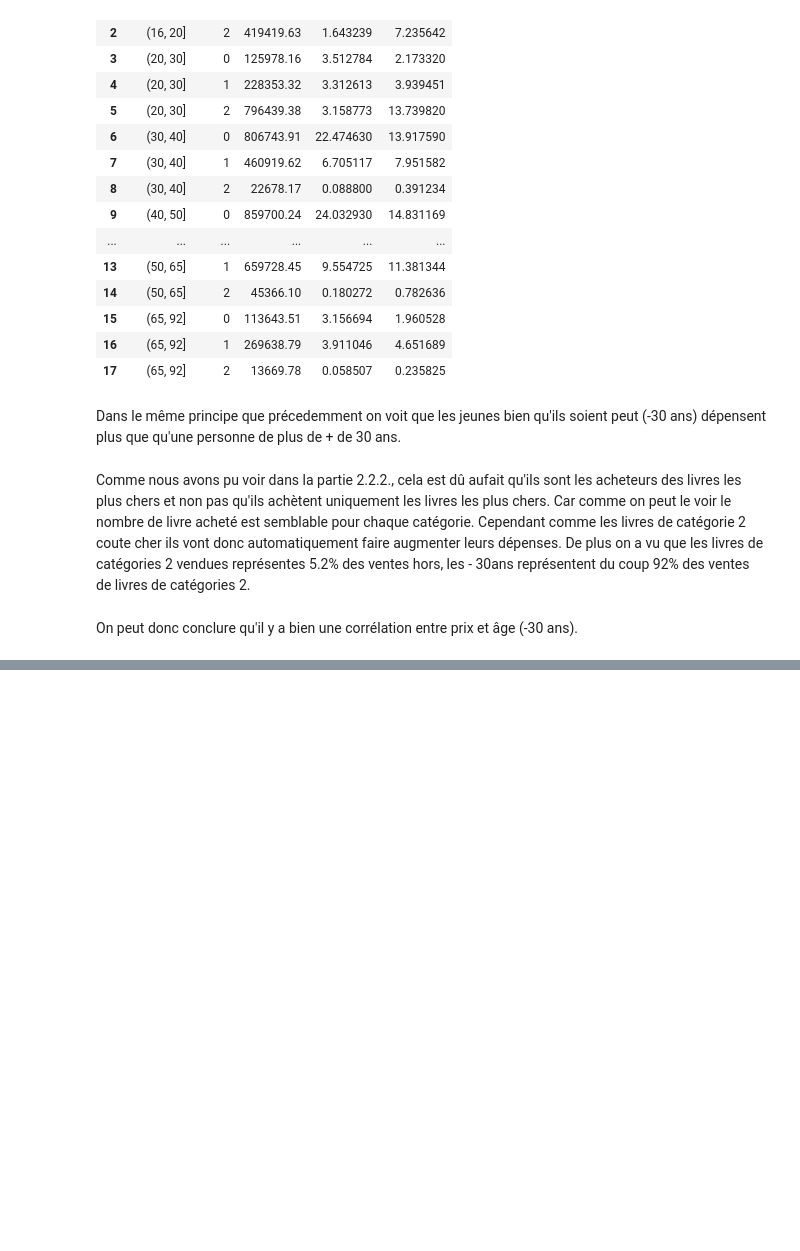
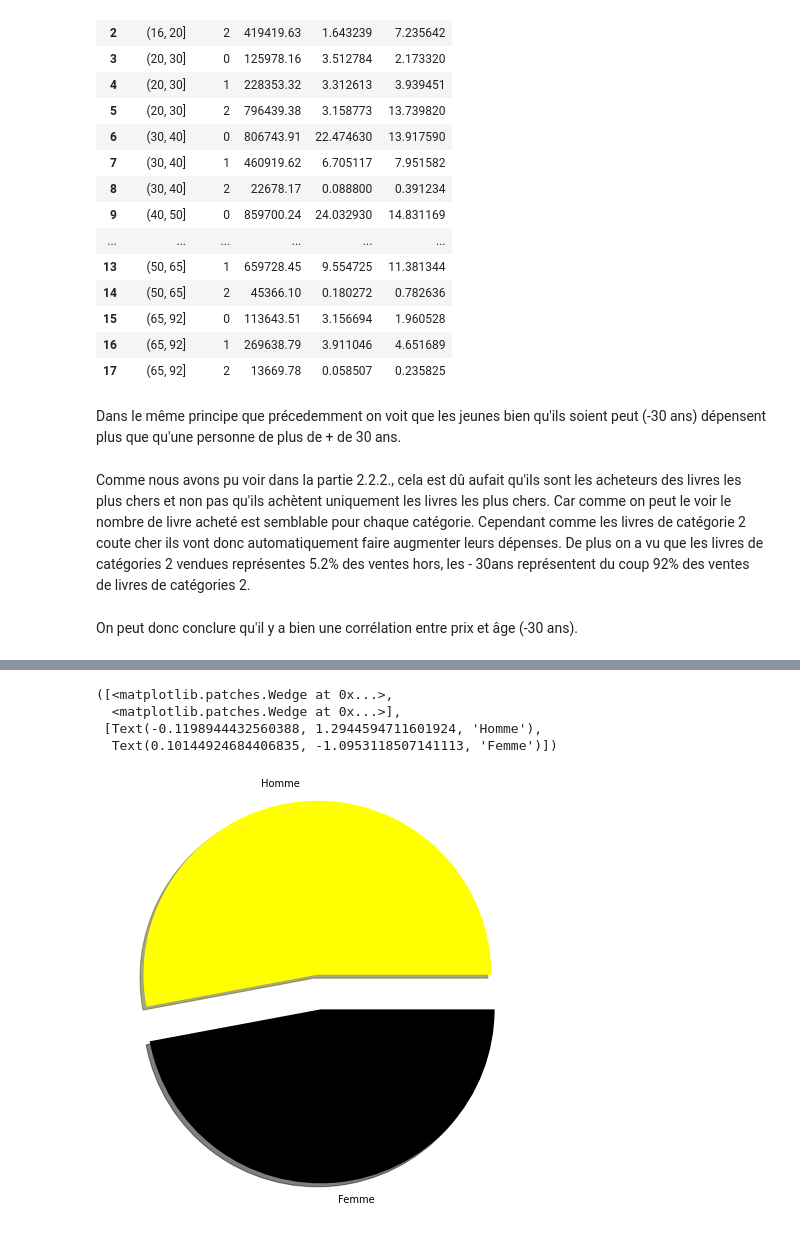
Before and after one commit to brmuloot/Book_Business, a Jupyter notebook: Book_business.ipynb, the cells around one changed output, grey strips where cells are left out. Cells and saved outputs as stored; diff of their text form; code cells hidden in the pictures; blank space fills up the shorter version.

```diff
--- a/Book_business.ipynb
+++ b/Book_business.ipynb
@@ -624,0 +709,11 @@ On peut donc conclure qu'il y a bien une corrélation entre prix et âge (-30 an
+# %%
+x = len(df[(df.categ == 2) & (df.sex == 1)])
+y = len(df[(df.categ == 2) & (df.sex == 0)])
+plt.figure(figsize = (8, 8))
+plt.pie([x,y], labels = ["Homme", "Femme"],colors=["yellow","black"], explode = [0.2, 0], shadow=True)
+# %% [output]
+([<matplotlib.patches.Wedge at 0x...>,
+  <matplotlib.patches.Wedge at 0x...>],
+ [Text(-0.1198944432560388, 1.2944594711601924, 'Homme'),
+  Text(0.10144924684406835, -1.0953118507141113, 'Femme')])
+[figure, added]
```
Also changed, not shown: parts of 38 cells of this notebook, 3 other files.
